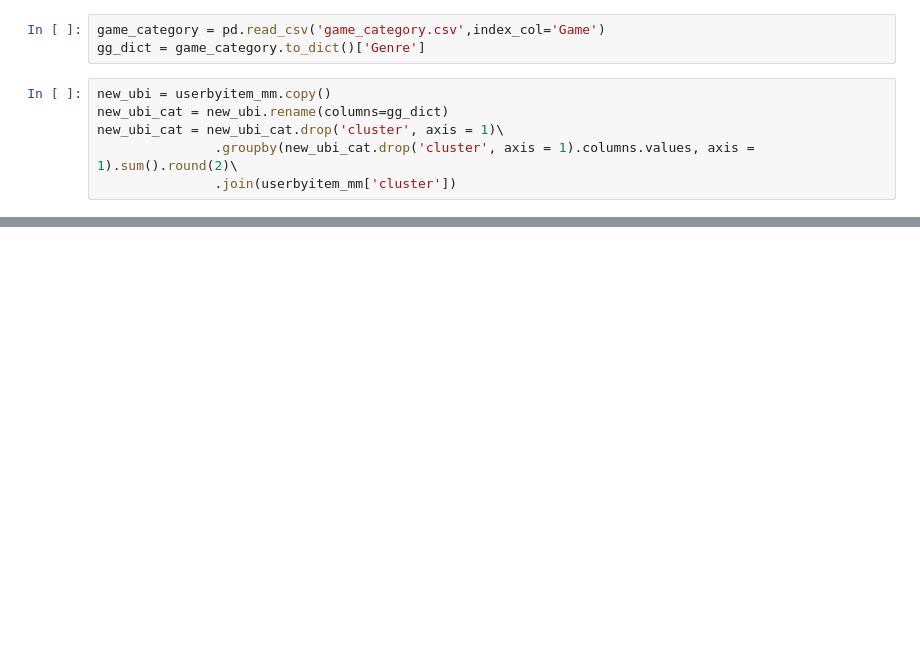
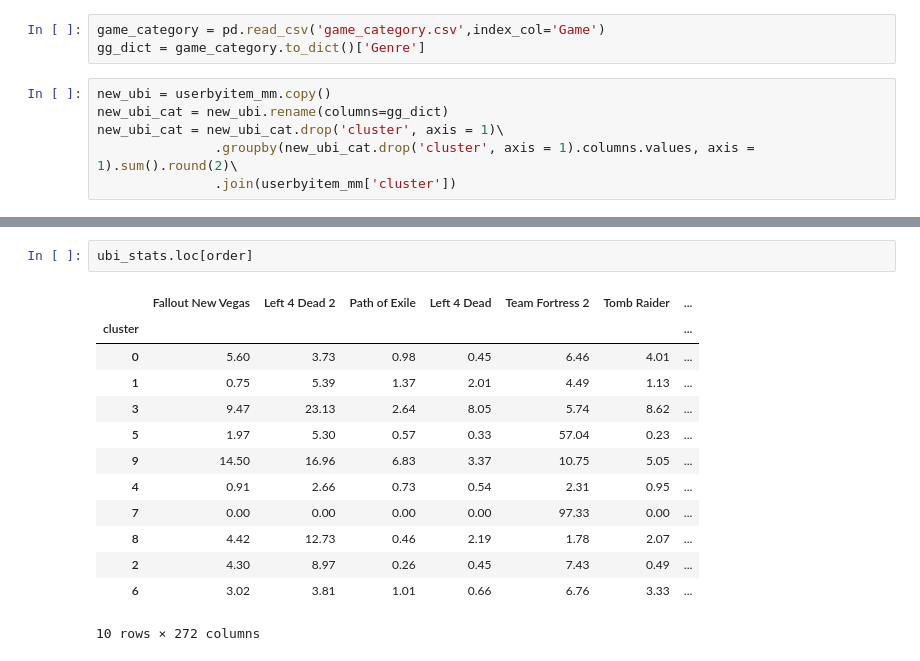
Before and after one commit to haohe1113/Steam-Game-Rcmd-Engine, a Jupyter notebook: steam_market_segmentation.ipynb, the cells around one changed output, grey strips where cells are left out. Cells and saved outputs as stored; diff of their text form; blank space fills up the shorter version.

```diff
--- a/steam_market_segmentation.ipynb
+++ b/steam_market_segmentation.ipynb
@@ -320,0 +332,16 @@ genre_stats
+# %%
+ubi_stats.loc[order]
+# %% [output]
+|  | Fallout New Vegas | Left 4 Dead 2 | Path of Exile | Left 4 Dead | Team Fortress 2 | Tomb Raider | ... |
+| cluster |  |  |  |  |  |  | ... |
+| 0 | 5.60 | 3.73 | 0.98 | 0.45 | 6.46 | 4.01 | ... |
+| 1 | 0.75 | 5.39 | 1.37 | 2.01 | 4.49 | 1.13 | ... |
+| 3 | 9.47 | 23.13 | 2.64 | 8.05 | 5.74 | 8.62 | ... |
+| 5 | 1.97 | 5.30 | 0.57 | 0.33 | 57.04 | 0.23 | ... |
+| 9 | 14.50 | 16.96 | 6.83 | 3.37 | 10.75 | 5.05 | ... |
+| 4 | 0.91 | 2.66 | 0.73 | 0.54 | 2.31 | 0.95 | ... |
+| 7 | 0.00 | 0.00 | 0.00 | 0.00 | 97.33 | 0.00 | ... |
+| 8 | 4.42 | 12.73 | 0.46 | 2.19 | 1.78 | 2.07 | ... |
+| 2 | 4.30 | 8.97 | 0.26 | 0.45 | 7.43 | 0.49 | ... |
+| 6 | 3.02 | 3.81 | 1.01 | 0.66 | 6.76 | 3.33 | ... |
+10 rows × 272 columns
```
Also changed, not shown: parts of 11 cells of this notebook, 4 other files.
